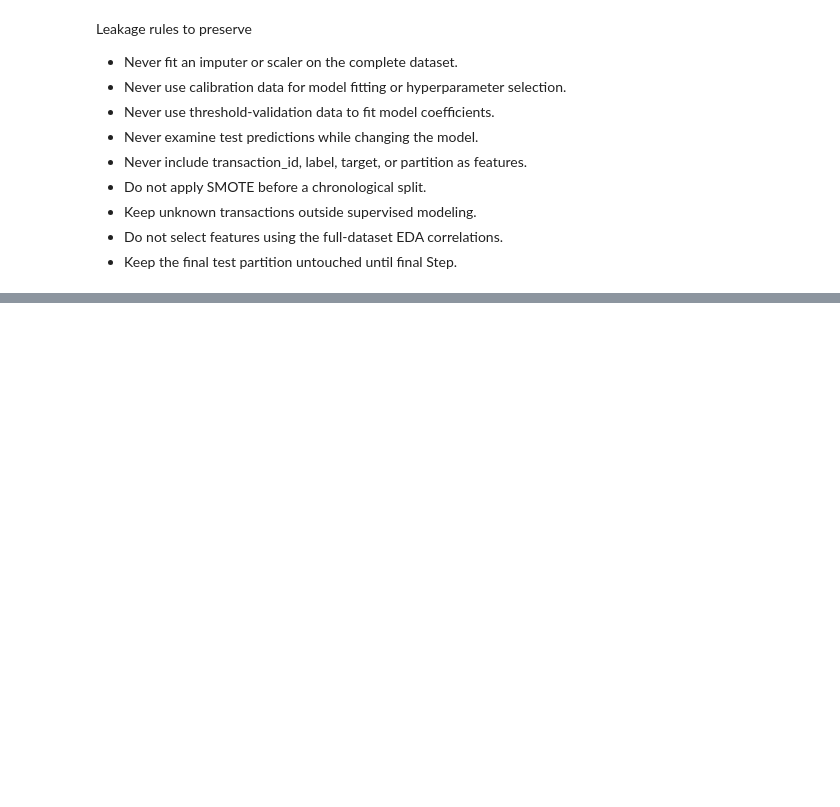
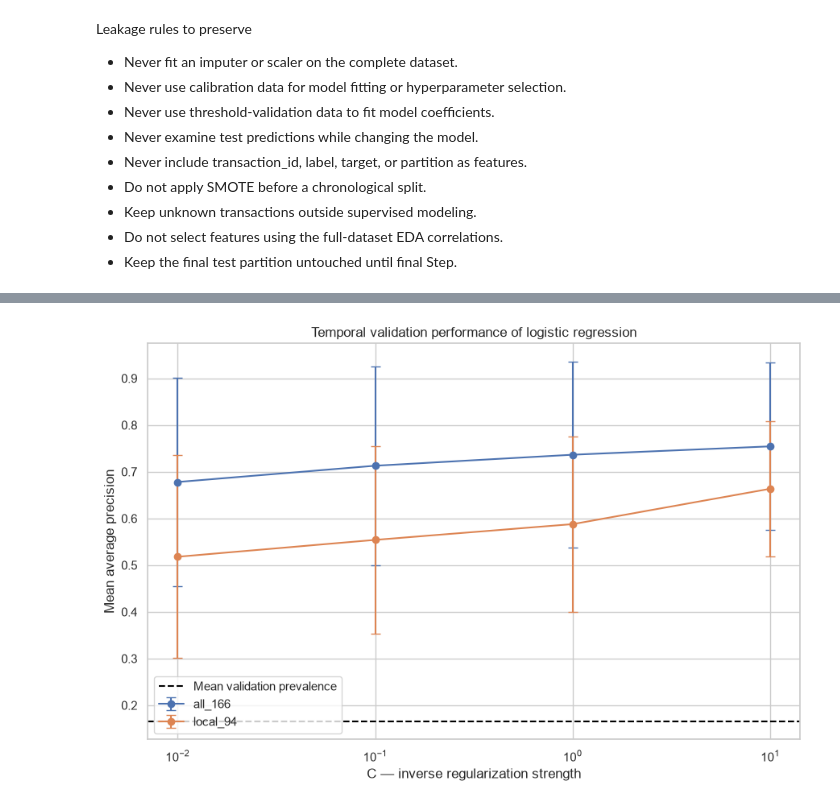
Before and after one commit to afrazahmad-hub/crypto-AML-transaction-monitoring, a Jupyter notebook: notebooks/main.ipynb, the cells around one changed output, grey strips where cells are left out. Cells and saved outputs as stored; diff of their text form; code cells hidden in the pictures; blank space fills up the shorter version.

```diff
--- a/notebooks/main.ipynb
+++ b/notebooks/main.ipynb
@@ -1729,0 +2180,10 @@ Leakage rules to preserve
+# %%
+# Define the logistic-regression candidates
+LOGISTIC_C_VALUES = [
+    0.01,
+    0.1,
+    1.0,
+    10.0,
+]
+
+LOGISTIC_MAX_ITERATIONS = 3_000
@@ -1729,0 +2438,43 @@ Leakage rules to preserve
+# %%
+# Plot the tuning results
+fig, ax = plt.subplots(figsize=(9, 6))
+
+for feature_set, results in logistic_summary_df.groupby(
+    "feature_set"
+):
+    results = results.sort_values("C")
+
+    ax.errorbar(
+        results["C"],
+        results["mean_average_precision"],
+        yerr=results["std_average_precision"],
+        marker="o",
+        capsize=4,
+        label=feature_set,
+    )
+
+mean_no_skill_average_precision = (
+    fold_summary_df["validation_illicit_rate"].mean()
+)
+
+ax.axhline(
+    mean_no_skill_average_precision,
+    color="black",
+    linestyle="--",
+    label="Mean validation prevalence",
+)
+
+ax.set_xscale("log")
+
+ax.set(
+    title="Temporal validation performance of logistic regression",
+    xlabel="C — inverse regularization strength",
+    ylabel="Mean average precision",
+)
+
+ax.legend()
+
+plt.tight_layout()
+plt.show()
+# %% [output]
+[figure, added]
```
Also changed, not shown: parts of 44 cells of this notebook, 1 other file.
